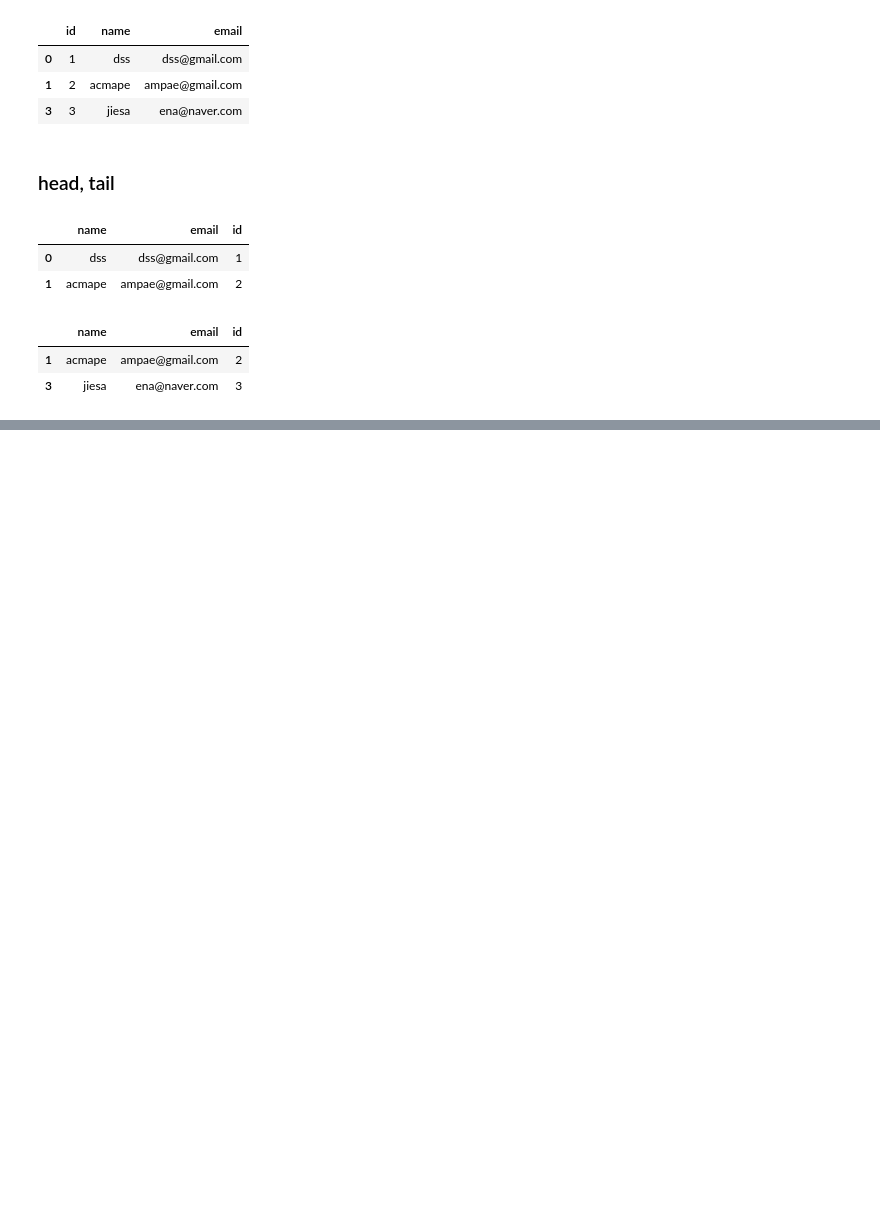
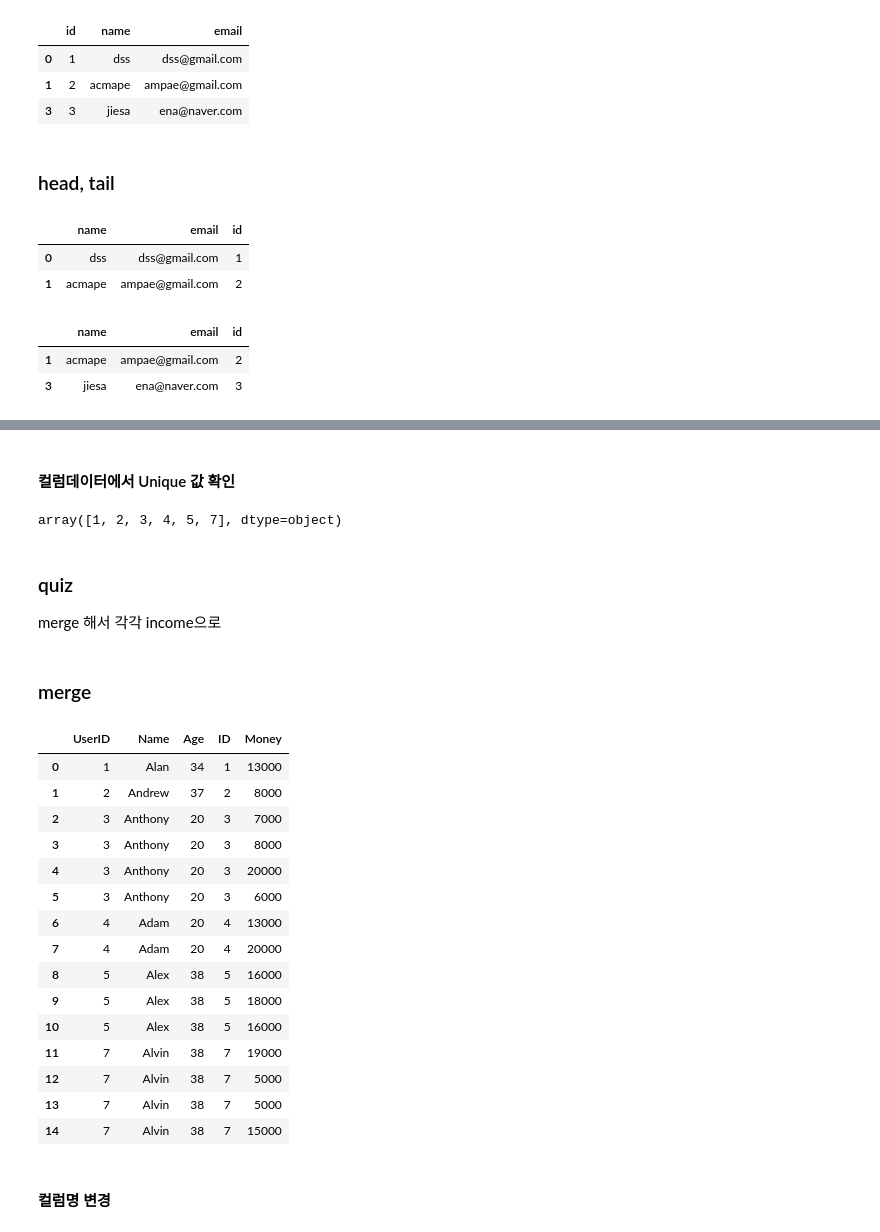
Before and after one commit to dockyum/TIL-data-science, a Jupyter notebook: numpy_pandas/02_pandas.ipynb, the cells around one changed output, grey strips where cells are left out. Cells and saved outputs as stored; diff of their text form; code cells hidden in the pictures; blank space fills up the shorter version.

```diff
--- a/numpy_pandas/02_pandas.ipynb
+++ b/numpy_pandas/02_pandas.ipynb
@@ -307,0 +614,17 @@ df.tail(2)
+# %%
+## 컬럼 이름만 있는 빈 깡통 만들기
+user_df = pd.DataFrame(columns=["UserID","Name","Age"])
+
+## index를 이용하여 row 값을 하나씩 추가
+for idx in range(1,9):
+
+## 이름이 있을 경우 새로운 이름을 뽑음
+    name = makedata.get_name()
+    while name in list(user_df["Name"]):
+        name = makedata.get_name()
+
+    data = {"Name": name, "UserID": idx, "Age": makedata.get_age()}
+
+    user_df.loc[len(user_df)] = data
+
+user_df
@@ -307,0 +641,14 @@ df.tail(2)
+# %%
+## 컬럼 이름만 있는 빈 깡통 만들기
+user_df = pd.DataFrame(columns=["UserID","Name","Age"])
+
+## index를 이용하여 row 값을 하나씩 추가
+for idx in range(1,9):
+
+## 이름이 있을 경우 새로운 이름을 뽑음
+    name = makedata.get_name()
+    while name not in list(user_df["Name"]):
+        data = {"Name": name, "UserID": idx, "Age": makedata.get_age()}
+
+    user_df.loc[len(user_df)] = data
+user_df
@@ -307,0 +665,10 @@ df.tail(2)
+# %%
+money_df = pd.DataFrame(columns=["ID","Money"])
+
+for idx in range(15):
+    money_df.loc[idx] = {
+        "ID" : np.random.randint(1,9),
+        "Money" : np.random.randint(1,21) * 1000
+    }
+
+money_df
@@ -307,0 +692,36 @@ df.tail(2)
+# %% [markdown]
+#### 컬럼데이터에서 Unique 값 확인
+# %%
+ids = money_df["ID"].unique()
+ids.sort()
+ids
+# %% [output]
+array([1, 2, 3, 4, 5, 7], dtype=object)
+# %% [markdown]
+### quiz
+merge 해서 각각 income으로
+# %% [markdown]
+### merge
+# %%
+user_df.merge(
+    money_df,left_on="UserID", right_on="ID"
+)
+# %% [output]
+|  | UserID | Name | Age | ID | Money |
+| 0 | 1 | Alan | 34 | 1 | 13000 |
+| 1 | 2 | Andrew | 37 | 2 | 8000 |
+| 2 | 3 | Anthony | 20 | 3 | 7000 |
+| 3 | 3 | Anthony | 20 | 3 | 8000 |
+| 4 | 3 | Anthony | 20 | 3 | 20000 |
+| 5 | 3 | Anthony | 20 | 3 | 6000 |
+| 6 | 4 | Adam | 20 | 4 | 13000 |
+| 7 | 4 | Adam | 20 | 4 | 20000 |
+| 8 | 5 | Alex | 38 | 5 | 16000 |
+| 9 | 5 | Alex | 38 | 5 | 18000 |
+| 10 | 5 | Alex | 38 | 5 | 16000 |
+| 11 | 7 | Alvin | 38 | 7 | 19000 |
+| 12 | 7 | Alvin | 38 | 7 | 5000 |
+| 13 | 7 | Alvin | 38 | 7 | 5000 |
+| 14 | 7 | Alvin | 38 | 7 | 15000 |
+# %% [markdown]
+#### 컬럼명 변경
```
Also changed, not shown: parts of 70 cells of this notebook.
